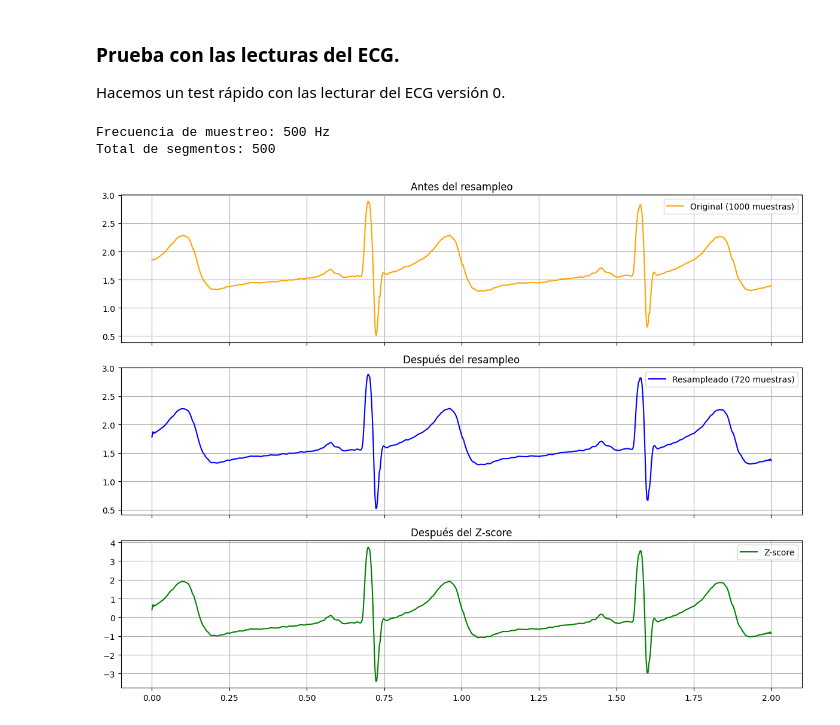
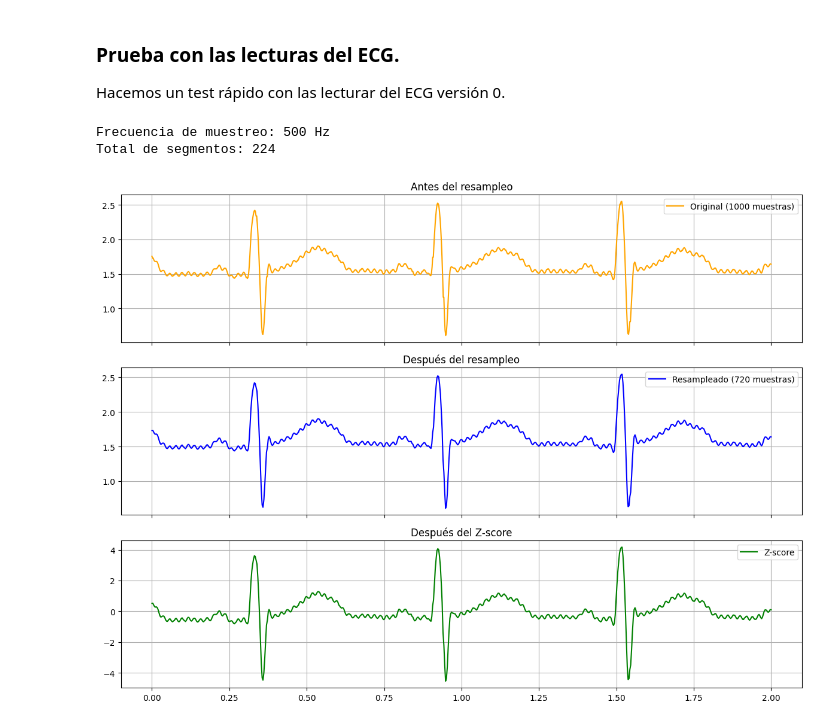
Before and after one commit to xTemuko/unet_ecg, a Jupyter notebook: unet_ecg_denoise_v0.ipynb, the cells around one changed output. Saved outputs shown, nothing was run; the diff lists cells and outputs as text; code cells hidden in the pictures.

```diff
--- a/unet_ecg_denoise_v0.ipynb
+++ b/unet_ecg_denoise_v0.ipynb
@@ -405,7 +405,7 @@ def add_baseline_wander(signal, sampling_rate=360):
 
 def add_muscle_artifact(signal, sampling_rate=360):
     N = len(signal)                  # aquí N = 720
-    dur_s = np.random.uniform(0.1, 1.5)
+    dur_s = np.random.uniform(0.1, 1.2)
     duration = int(dur_s * sampling_rate)
     start = np.random.randint(0, N - duration)
 
@@ -415,7 +415,7 @@ def add_muscle_artifact(signal, sampling_rate=360):
     for _ in range(10):
         freq  = np.random.uniform(10, 50)
         phase = np.random.uniform(0, 2*np.pi)
-        amp   = np.random.uniform(0.05, 0.5)
+        amp   = np.random.uniform(0.05, 0.2)
         artifact += amp * np.sin(2*np.pi * freq * t + phase)
 
     out = signal.copy()
@@ -866,7 +849,7 @@ plt.show()
 Hacemos un test rápido con las lecturar del ECG versión 0.
 # %%
 
-with open("ecg_v0_datas/2.pk", "rb") as f:
+with open("ecg_v0_datas/0.pk", "rb") as f:
     data = pickle.load(f)
 
 df = data["DataFrame"]
@@ -884,35 +867,35 @@ segments = [
 print(f"Total de segmentos: {len(segments)}")
 
 
 segments_resampled = [resample(seg, 720) for seg in segments]
 segments_zscore = [zscore(seg) for seg in segments_resampled]
 
 t_original = np.linspace(0, 2, 1000)
 t_resampled = np.linspace(0, 2, 720)
 
 fig, axes = plt.subplots(3, 1, figsize=(12, 9), sharex=True)
 
 axes[0].plot(t_original, segments[0], label="Original (1000 muestras)", color='orange')
 axes[0].set_title("Antes del resampleo")
 axes[0].legend()
 axes[0].grid()
 
 axes[1].plot(t_resampled, segments_resampled[0], label="Resampleado (720 muestras)", color='blue')
 axes[1].set_title("Después del resampleo")
 axes[1].legend()
 axes[1].grid()
 
 axes[2].plot(t_resampled, segments_zscore[0], label="Z-score", color='green')
 axes[2].set_title("Después del Z-score")
 axes[2].legend()
 axes[2].grid()
 
 plt.tight_layout()
 plt.show()
 # %% [output]
 Frecuencia de muestreo: 500 Hz
-Total de segmentos: 500
+Total de segmentos: 224
-[figure, old version]
+[figure, new version]
 # %%
 
 
```
Also changed, not shown: parts of 12 cells of this notebook.
